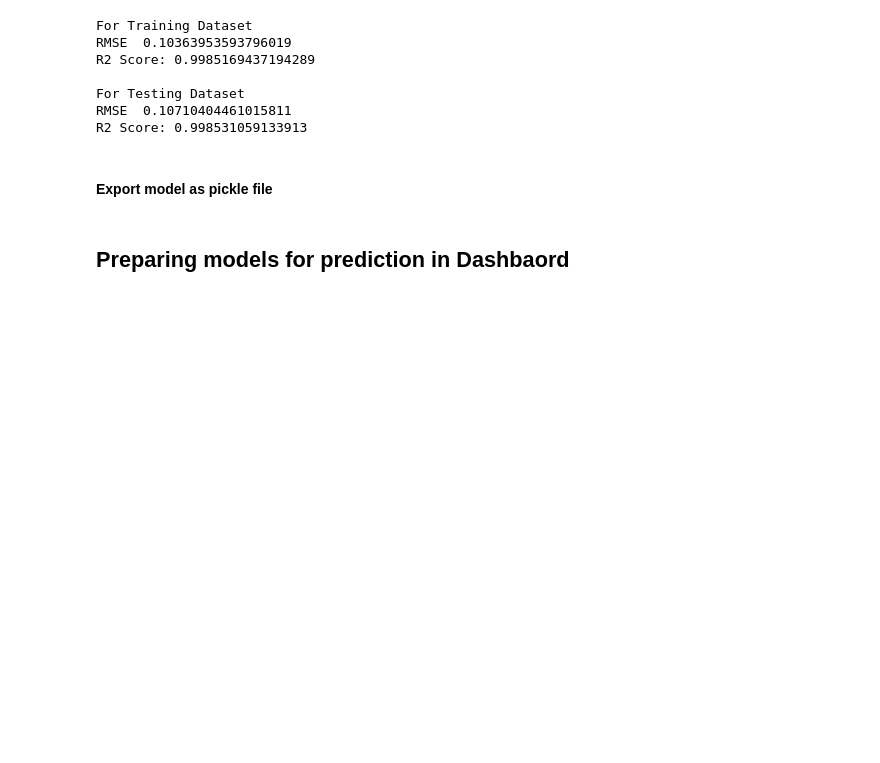
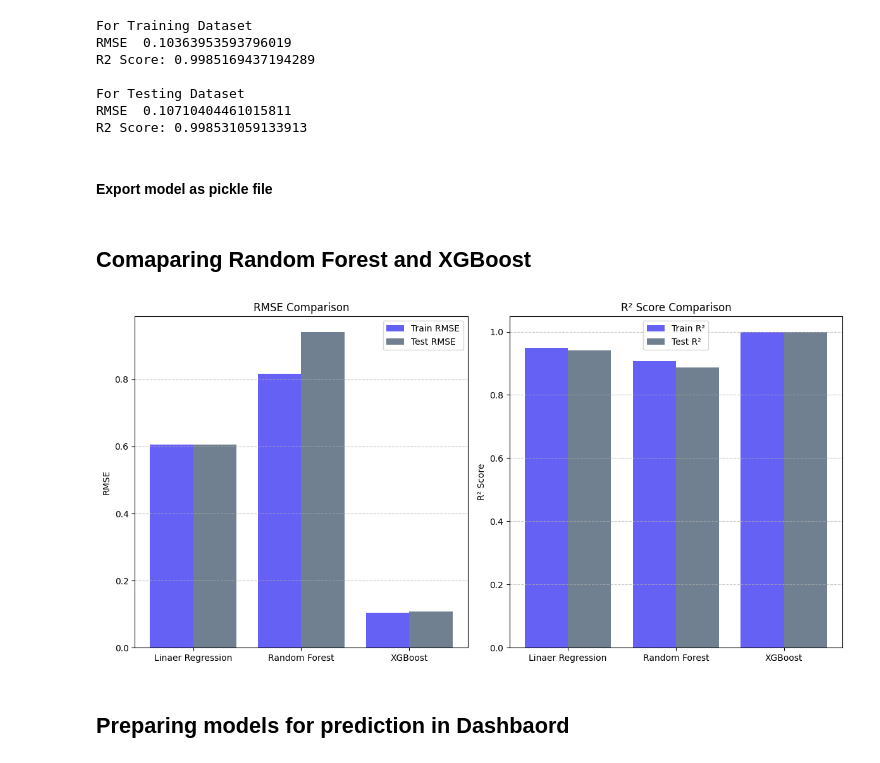
Before and after one commit to KaungSiThu-Sallius/Unemployment-Analysis-and-Prediction-in-India-and-Pakistan, a Jupyter notebook: main.ipynb, the cells around one changed output. Drawn from its saved outputs; the diff is of its cells as text; code cells hidden in the pictures; blank space fills up the shorter version.

```diff
--- a/main.ipynb
+++ b/main.ipynb
@@ -401,0 +410,12 @@ X_train, X_test, y_train, y_test = train_test_split(X, y, test_size=0.2, random_
+# %%
+lr = LinearRegression()
+lr.fit(X_train_scaled, y_train)
+
+y_lr_train_pred = lr.predict(X_train_scaled)
+y_lr_test_pred = lr.predict(X_test_scaled)
+
+lr_train_rmse = np.sqrt(mean_squared_error(y_train, y_lr_train_pred))
+lr_train_r2 = r2_score(y_train, y_lr_train_pred)
+
+lr_test_rmse =  np.sqrt(mean_squared_error(y_test, y_lr_test_pred))
+lr_test_r2 = r2_score(y_test, y_lr_test_pred)
@@ -428,11 +459,11 @@ Test set R-squared: 0.9870151681042902
 #### Hyperparameter Tuning
 # %%
 param_dist = {
-    'n_estimators': [50, 70, 100, 150],
-    'max_depth': [5, 10, 15],
+    'n_estimators': [50, 70],
+    'max_depth': [3, 4, 5],
     'max_features': ['sqrt', 'log2', 0.7 , 0.5],
     'min_samples_split': [3, 4, 5],
-    'min_samples_leaf': [3, 4, 5]
+    'min_samples_leaf': [10, 15, 20]
 }
 
 
@@ -553,6 +586,45 @@ with open('data/model/avg_sector_values.pkl', 'wb') as f:
     pickle.dump(avg_sector_values, f)
 # %%
 best_model.save_model('data/model/unemployment_model_xgb.json')
+# %% [markdown]
+## Comaparing Random Forest and XGBoost
+# %%
+models = ['Linaer Regression', 'Random Forest', 'XGBoost']
+
+train_rmse = [lr_train_rmse, rf_train_rmse, xgb_train_rmse, ]
+test_rmse = [lr_train_rmse, rf_test_rmse, xgb_test_rmse]
+
+train_r2 = [lr_train_r2, rf_train_r2, xgb_train_r2]
+test_r2 = [lr_test_r2, rf_test_r2, xgb_test_r2]
+
+
+x = np.arange(len(models))
+
+fig, ax = plt.subplots(1, 2, figsize=(12,6))
+
+ax[0].bar(x - 0.2, train_rmse, width=0.4, label="Train RMSE", color='#6661F5')
+ax[0].bar(x + 0.2, test_rmse, width=0.4, label="Test RMSE", color='slategray')
+ax[0].set_xticks(x)
+ax[0].set_xticklabels(models)
+ax[0].set_ylabel("RMSE")
+ax[0].set_title("RMSE Comparison")
+ax[0].legend()
+ax[0].grid(axis="y", linestyle="--", alpha=0.7)
+
+
+ax[1].bar(x - 0.2, train_r2, width=0.4, label="Train R²", color='#6661F5')
+ax[1].bar(x + 0.2, test_r2, width=0.4, label="Test R²", color='slategray')
+ax[1].set_xticks(x)
+ax[1].set_xticklabels(models)
+ax[1].set_ylabel("R² Score")
+ax[1].set_title("R² Score Comparison")
+ax[1].legend()
+ax[1].grid(axis="y", linestyle="--", alpha=0.7)
+
+plt.tight_layout()
+plt.show()
+# %% [output]
+[figure, added]
 # %% [markdown]
 ## Preparing models for prediction in Dashbaord
 # %%
```
Also changed, not shown: parts of 8 cells of this notebook, 5 other files.
